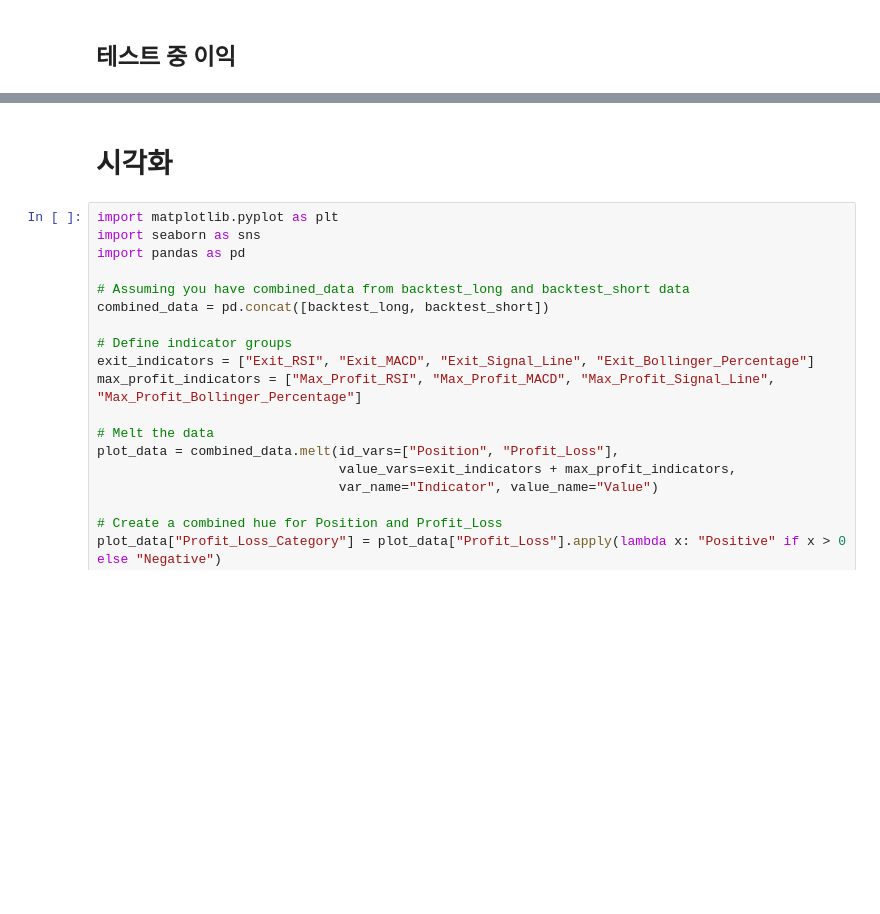
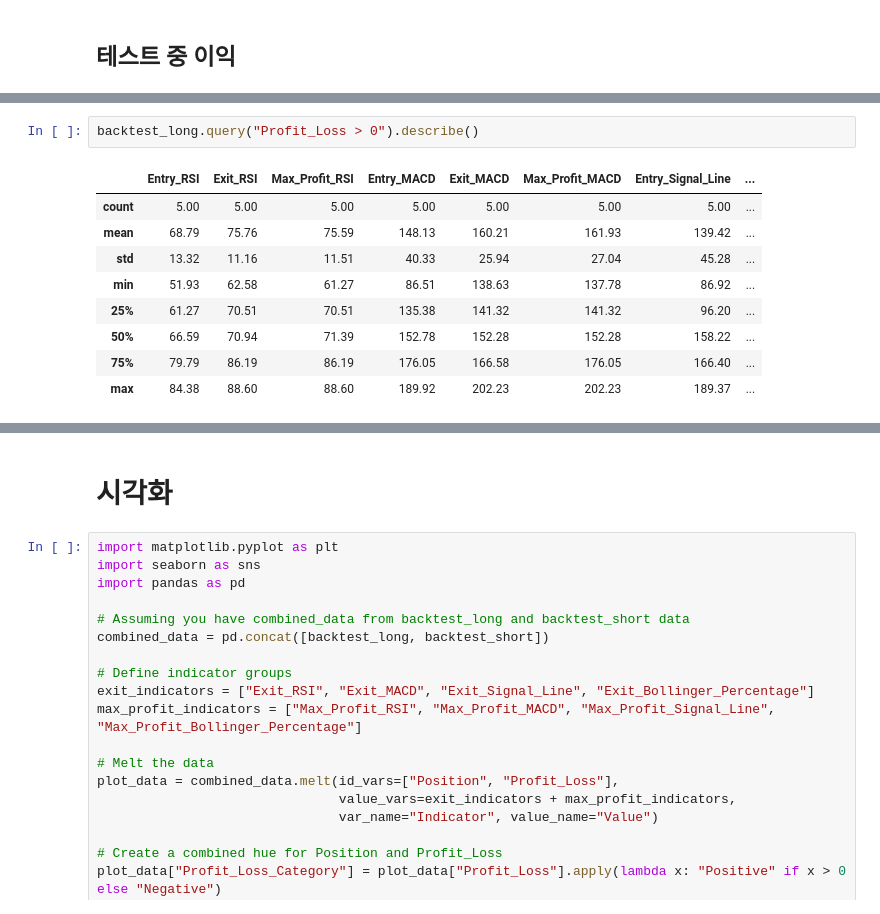
Before and after one commit to entangelk/bit_perp_trading_with_macd, a Jupyter notebook: docs/analysis/backtest.ipynb, the cells around one changed output, grey strips where cells are left out. Drawn from its saved outputs; the diff is of its cells as text; blank space fills up the shorter version.

```diff
--- a/docs/analysis/backtest.ipynb
+++ b/docs/analysis/backtest.ipynb
@@ -186,0 +195,12 @@ backtest_long.query("Profit_Loss > 0")
+# %%
+backtest_long.query("Profit_Loss > 0").describe()
+# %% [output]
+|  | Entry_RSI | Exit_RSI | Max_Profit_RSI | Entry_MACD | Exit_MACD | Max_Profit_MACD | Entry_Signal_Line | ... |
+| count | 5.00 | 5.00 | 5.00 | 5.00 | 5.00 | 5.00 | 5.00 | ... |
+| mean | 68.79 | 75.76 | 75.59 | 148.13 | 160.21 | 161.93 | 139.42 | ... |
+| std | 13.32 | 11.16 | 11.51 | 40.33 | 25.94 | 27.04 | 45.28 | ... |
+| min | 51.93 | 62.58 | 61.27 | 86.51 | 138.63 | 137.78 | 86.92 | ... |
+| 25% | 61.27 | 70.51 | 70.51 | 135.38 | 141.32 | 141.32 | 96.20 | ... |
+| 50% | 66.59 | 70.94 | 71.39 | 152.78 | 152.28 | 152.28 | 158.22 | ... |
+| 75% | 79.79 | 86.19 | 86.19 | 176.05 | 166.58 | 176.05 | 166.40 | ... |
+| max | 84.38 | 88.60 | 88.60 | 189.92 | 202.23 | 202.23 | 189.37 | ... |
```
Also changed, not shown: parts of 16 cells of this notebook, 3 other files.
